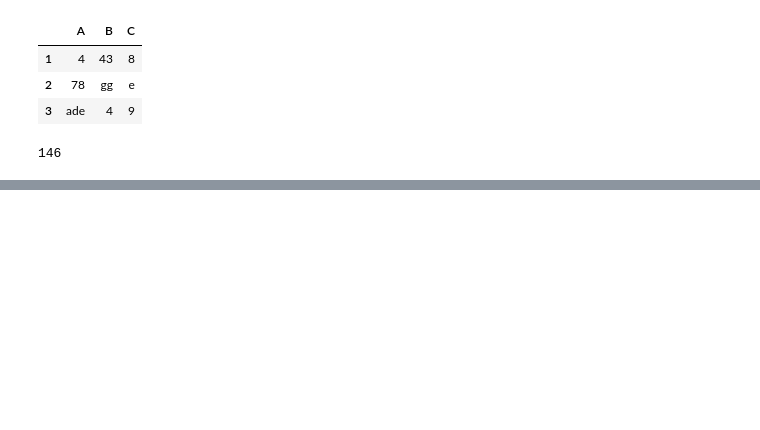
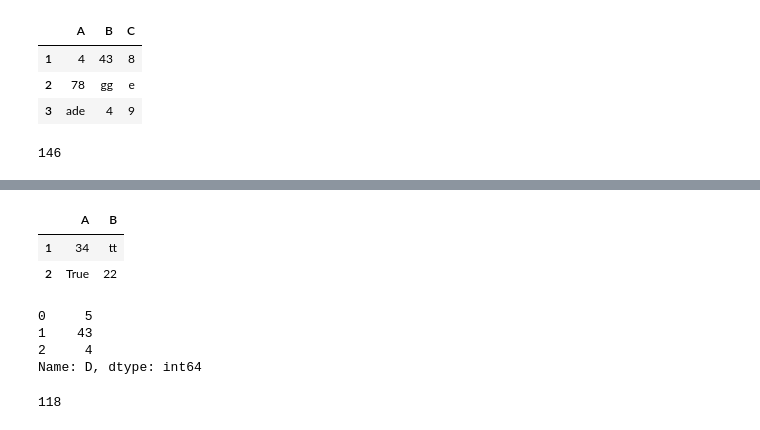
Before and after one commit to Femiolajide/Excel-Fuctions-in-Python, a Jupyter notebook: demo_notebook.ipynb, the cells around one changed output, grey strips where cells are left out. Cells and saved outputs as stored; diff of their text form; code cells hidden in the pictures; blank space fills up the shorter version.

```diff
--- a/demo_notebook.ipynb
+++ b/demo_notebook.ipynb
@@ -48,0 +54,31 @@ excel_sum(cell_range)
+# %%
+# Creating a DataFrame as a representation of range of cells
+import pandas as pd
+A1_B2 = pd.DataFrame(
+    {
+    'A': [34, True,],
+     'B': ['tt', 22],
+     },
+     index=[1,2,]
+)
+# showing the DataFrame
+display(A1_B2)
+# Creating a Series as a representation of another range of cells
+D1_D4 = pd.Series(
+    [5,43,4],
+    name="D"
+)
+# showing the Series
+display(D1_D4)
+# using excel_sum function on the range and number
+from excel_math_function import excel_sum
+excel_sum(A1_B2,D1_D4,2,8)
+# %% [output]
+|  | A | B |
+| 1 | 34 | tt |
+| 2 | True | 22 |
+0     5
+1    43
+2     4
+Name: D, dtype: int64
+118
```
Also changed, not shown: parts of 2 cells of this notebook, 2 other files.
